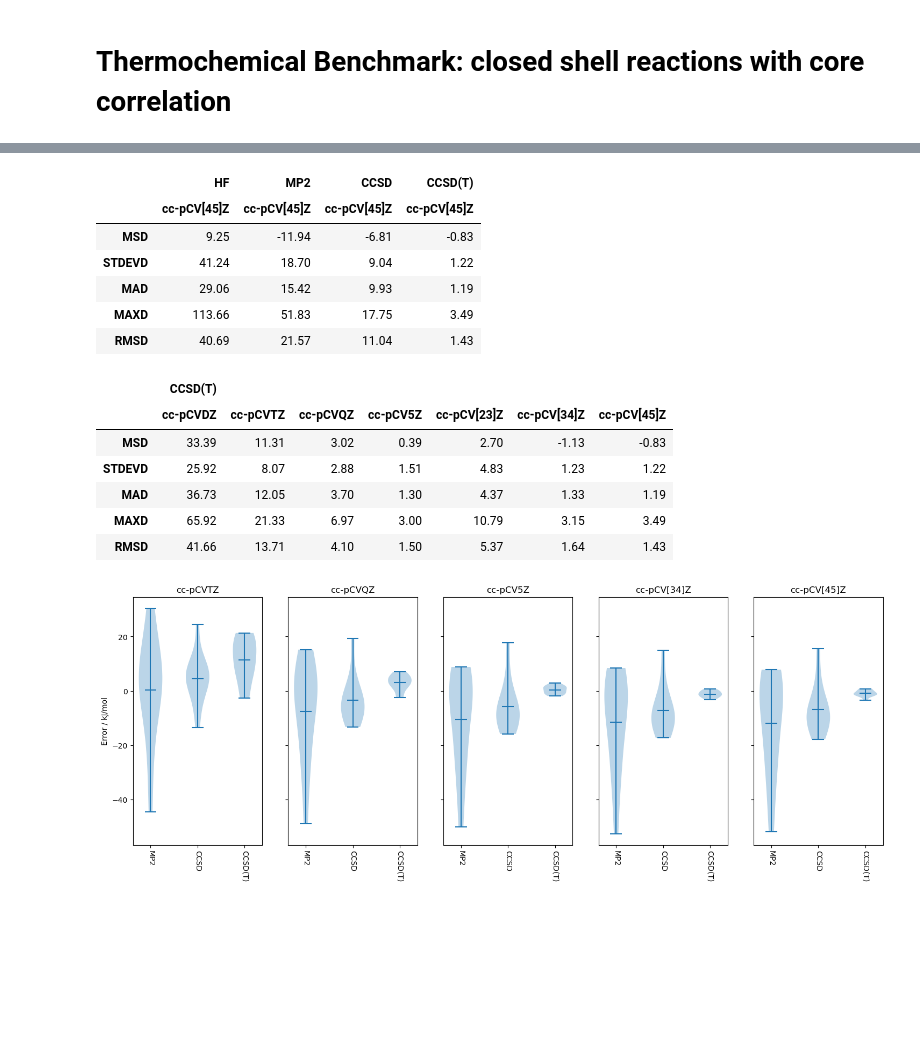
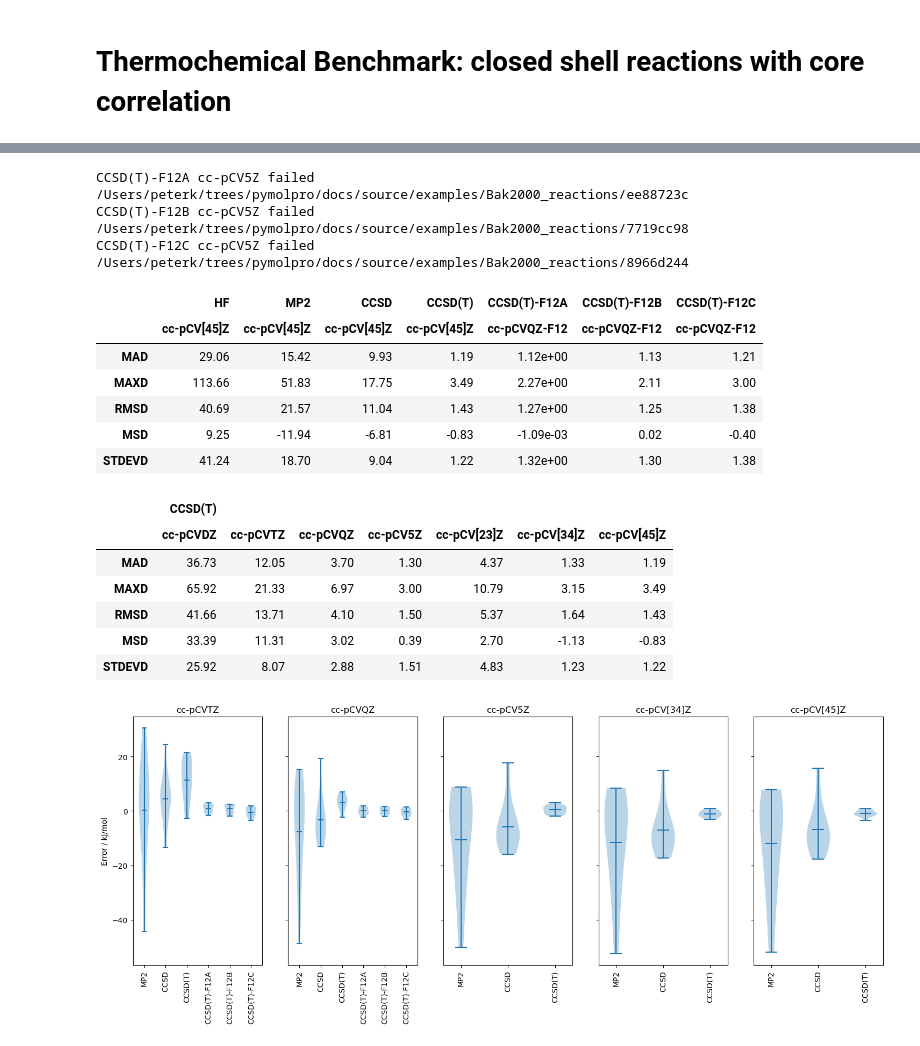
Before and after one commit to molpro/pymolpro, a Jupyter notebook: docs/source/examples/thermochemical_benchmark_Bak2000_reactions.ipynb, the cells around one changed output, grey strips where cells are left out. Cells and saved outputs as stored; diff of their text form; code cells hidden in the pictures; blank space fills up the shorter version.

Commit message:
Explicit correlation in thermochemistry example

```diff
--- a/docs/source/examples/thermochemical_benchmark_Bak2000_reactions.ipynb
+++ b/docs/source/examples/thermochemical_benchmark_Bak2000_reactions.ipynb
@@ -10,7 +10,7 @@ backend = 'local'  # If preferred, change this to one of the backends in your ~/
 project_name = 'Bak2000_reactions'
 parallel = None  # how many jobs to run at once
 # %%
-methods = ['HF', 'MP2', 'CCSD', 'CCSD(T)']
+methods = ['HF', 'MP2', 'CCSD', 'CCSD(T)', 'CCSD(T)-F12A', 'CCSD(T)-F12B', 'CCSD(T)-F12C']
 bases = ['cc-pCVDZ', 'cc-pCVTZ', 'cc-pCVQZ', 'cc-pCV5Z']
 # %%
 db = pymolpro.database.load("Bak2000_reactions")
@@ -19,7 +19,13 @@ results = {}
 for method in methods:
     results[method] = {}
     for basis in bases:
-        results[method][basis] = pymolpro.database.run(db, method, basis, location=project_name, backend=backend,
+        results[method][basis] = pymolpro.database.run(db, method, basis + '-F12' if 'F12' in method else basis,
+                                                       location=project_name, backend=backend,
                                                        preamble="core,small", parallel=parallel)
+        if results[method][basis].failed: print(method, basis, 'failed', results[method][basis].project_directory)
+# %% [output]
+CCSD(T)-F12A cc-pCV5Z failed /Users/peterk/trees/pymolpro/docs/source/examples/Bak2000_reactions/ee88723c
+CCSD(T)-F12B cc-pCV5Z failed /Users/peterk/trees/pymolpro/docs/source/examples/Bak2000_reactions/7719cc98
+CCSD(T)-F12C cc-pCV5Z failed /Users/peterk/trees/pymolpro/docs/source/examples/Bak2000_reactions/8966d244
 # %%
 for method in methods:
@@ -29,54 +35,61 @@ for method in methods:
         if basis not in bases: bases.append(basis)
 # %%
 pd.set_option('display.precision', 2)
-method_errors = pymolpro.database.analyse([results[method]['cc-pCV[45]Z'] for method in methods], db, 'kJ/mol')[
-                    'reaction statistics']
+method_errors = \
+    pymolpro.database.analyse([results[method]['cc-pCVQZ' if 'F12' in method else 'cc-pCV[45]Z'] for method in methods],
+                              db, 'kJ/mol')['reaction statistics']
 with open(project_name + '.method_errors.tex', 'w') as tf:
-    tf.write('\\ifx\\toprule\\undefined\\def\\toprule{\\hline\\hline}\n\\def\\midrule{\\hline}\n\\def\\bottomrule{\\hline\\hline}\\fi') # or \usepackage{booktabs}
-    tf.write(method_errors.style.format(precision=2).to_latex(hrules=True,multicol_align='c',caption='Method errors'))
+    tf.write(
+        '\\ifx\\toprule\\undefined\\def\\toprule{\\hline\\hline}\n\\def\\midrule{\\hline}\n\\def\\bottomrule{\\hline\\hline}\\fi')  # or \usepackage{booktabs}
+    tf.write(method_errors.style.format(precision=2).to_latex(hrules=True, multicol_align='c', caption='Method errors'))
 method_errors
 # %% [output]
-|  | HF | MP2 | CCSD | CCSD(T) |
-|  | cc-pCV[45]Z | cc-pCV[45]Z | cc-pCV[45]Z | cc-pCV[45]Z |
-| MSD | 9.25 | -11.94 | -6.81 | -0.83 |
-| STDEVD | 41.24 | 18.70 | 9.04 | 1.22 |
-| MAD | 29.06 | 15.42 | 9.93 | 1.19 |
-| MAXD | 113.66 | 51.83 | 17.75 | 3.49 |
-| RMSD | 40.69 | 21.57 | 11.04 | 1.43 |
+|  | HF | MP2 | CCSD | CCSD(T) | CCSD(T)-F12A | CCSD(T)-F12B | CCSD(T)-F12C |
+|  | cc-pCV[45]Z | cc-pCV[45]Z | cc-pCV[45]Z | cc-pCV[45]Z | cc-pCVQZ-F12 | cc-pCVQZ-F12 | cc-pCVQZ-F12 |
+| MAD | 29.06 | 15.42 | 9.93 | 1.19 | 1.12e+00 | 1.13 | 1.21 |
+| MAXD | 113.66 | 51.83 | 17.75 | 3.49 | 2.27e+00 | 2.11 | 3.00 |
+| RMSD | 40.69 | 21.57 | 11.04 | 1.43 | 1.27e+00 | 1.25 | 1.38 |
+| MSD | 9.25 | -11.94 | -6.81 | -0.83 | -1.09e-03 | 0.02 | -0.40 |
+| STDEVD | 41.24 | 18.70 | 9.04 | 1.22 | 1.32e+00 | 1.30 | 1.38 |
 # %%
 pd.set_option('display.precision', 2)
-basis_errors = pymolpro.database.analyse([results['CCSD(T)'][basis] for basis in bases], db, 'kJ/mol')[
-                   'reaction statistics']
+basis_errors = \
+    pymolpro.database.analyse([results['CCSD(T)'][basis] for basis in bases if basis in results['CCSD(T)']], db,
+                              'kJ/mol')['reaction statistics']
 with open(project_name + '.basis_errors.tex', 'w') as tf:
-    tf.write('\\ifx\\toprule\\undefined\\def\\toprule{\\hline\\hline}\n\\def\\midrule{\\hline}\n\\def\\bottomrule{\\hline\\hline}\\fi') # or \usepackage{booktabs}
-    tf.write(basis_errors.style.format(precision=2).to_latex(hrules=True,multicol_align='c',caption='Basis errors'))
+    tf.write(
+        '\\ifx\\toprule\\undefined\\def\\toprule{\\hline\\hline}\n\\def\\midrule{\\hline}\n\\def\\bottomrule{\\hline\\hline}\\fi')  # or \usepackage{booktabs}
+    tf.write(basis_errors.style.format(precision=2).to_latex(hrules=True, multicol_align='c', caption='Basis errors'))
 basis_errors
 # %% [output]
 |  | CCSD(T) |  |  |  |  |  |  |
 |  | cc-pCVDZ | cc-pCVTZ | cc-pCVQZ | cc-pCV5Z | cc-pCV[23]Z | cc-pCV[34]Z | cc-pCV[45]Z |
-| MSD | 33.39 | 11.31 | 3.02 | 0.39 | 2.70 | -1.13 | -0.83 |
-| STDEVD | 25.92 | 8.07 | 2.88 | 1.51 | 4.83 | 1.23 | 1.22 |
 | MAD | 36.73 | 12.05 | 3.70 | 1.30 | 4.37 | 1.33 | 1.19 |
 | MAXD | 65.92 | 21.33 | 6.97 | 3.00 | 10.79 | 3.15 | 3.49 |
 | RMSD | 41.66 | 13.71 | 4.10 | 1.50 | 5.37 | 1.64 | 1.43 |
+| MSD | 33.39 | 11.31 | 3.02 | 0.39 | 2.70 | -1.13 | -0.83 |
+| STDEVD | 25.92 | 8.07 | 2.88 | 1.51 | 4.83 | 1.23 | 1.22 |
 # %%
 import matplotlib.pyplot as plt
 
 methods_pruned = [method for method in methods if method != 'HF']
 bases_pruned = ['cc-pCVTZ', 'cc-pCVQZ', 'cc-pCV5Z', 'cc-pCV[34]Z', 'cc-pCV[45]Z']
 fig, panes = plt.subplots(nrows=1, ncols=len(bases_pruned), sharey=True, figsize=(18, 6))
 
 for pane in range(len(bases_pruned)):
     data = []
+    labels = []
     for method in methods_pruned:
-        data.append(
-            pymolpro.database.analyse(results[method][bases_pruned[pane]],
-                                      db, 'kJ/mol')['reaction energy deviations'].to_numpy()[:, 0]
-        )
+        if bases_pruned[pane] in results[method] and results[method][bases_pruned[pane]].reaction_energies:
+            data.append(
+                pymolpro.database.analyse(results[method][bases_pruned[pane]],
+                                          db, 'kJ/mol')['reaction energy deviations'].to_numpy()[:, 0]
+            )
+            labels.append(method)
     panes[pane].violinplot(data, showmeans=True, showextrema=True, vert=True, bw_method='silverman')
-    panes[pane].set_xticks(range(1, len(methods_pruned) + 1), labels=methods_pruned, rotation=-90)
+    panes[pane].set_xticks(range(1, len(labels) + 1), labels=labels, rotation=90)
     panes[pane].set_title(bases_pruned[pane])
 panes[0].set_ylabel('Error / kJ/mol')
 plt.savefig(project_name + ".violin.pdf")
 # %% [output]
-[figure, old version]
+[figure, new version]
```
Also changed, not shown: parts of 3 cells of this notebook, 1 other file.
